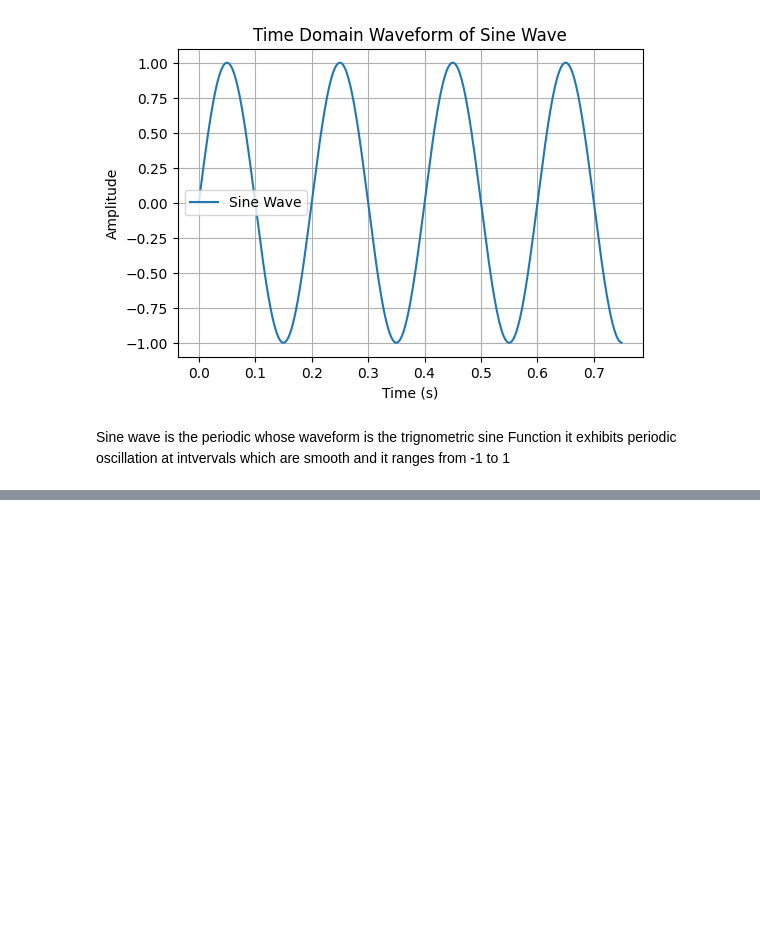
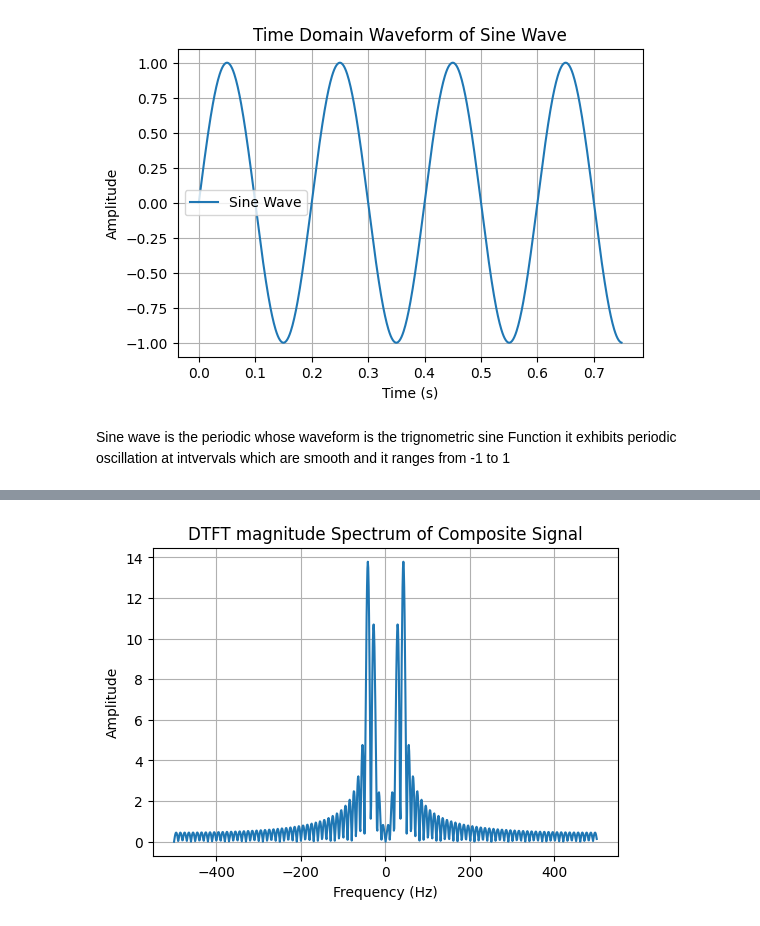
Before and after one commit to joshIsac/SpeechRecognition-, a Jupyter notebook: 2348523_SPR_DFT_and_DTFT_Lab_2.ipynb, the cells around one changed output, grey strips where cells are left out. Cells and saved outputs as stored; diff of their text form; code cells hidden in the pictures; blank space fills up the shorter version.

```diff
--- a/2348523_SPR_DFT_and_DTFT_Lab_2.ipynb
+++ b/2348523_SPR_DFT_and_DTFT_Lab_2.ipynb
@@ -103,0 +108,19 @@ it is used in many application in terms of speech recognition related transforms
+# %%
+# @title (c) Compute the Discrete-Time Fourier Transform (DTFT) and plot the continuous frequency spectrum for composite signals
+def dtft(x,fs):
+  X=np.fft.fft(x,1024) # Use zero-padding for better frequency resolution
+  X=np.fft.fftshift(X)
+  freq=np.linspace(-fs/2,fs/2,len(X))
+  return X,freq
+
+X,freq=dtft(composite_signal,fs)
+
+#plot the Continuous frequency distribution
+plt.figure(figsize=(6,4))
+plt.plot(freq,np.abs(X))
+plt.xlabel('Frequency (Hz)')
+plt.ylabel('Amplitude')
+plt.title('DTFT magnitude Spectrum of Composite Signal')
+plt.grid(True)
+# %% [output]
+[figure, added]
```
Also changed, not shown: parts of 10 cells of this notebook.
